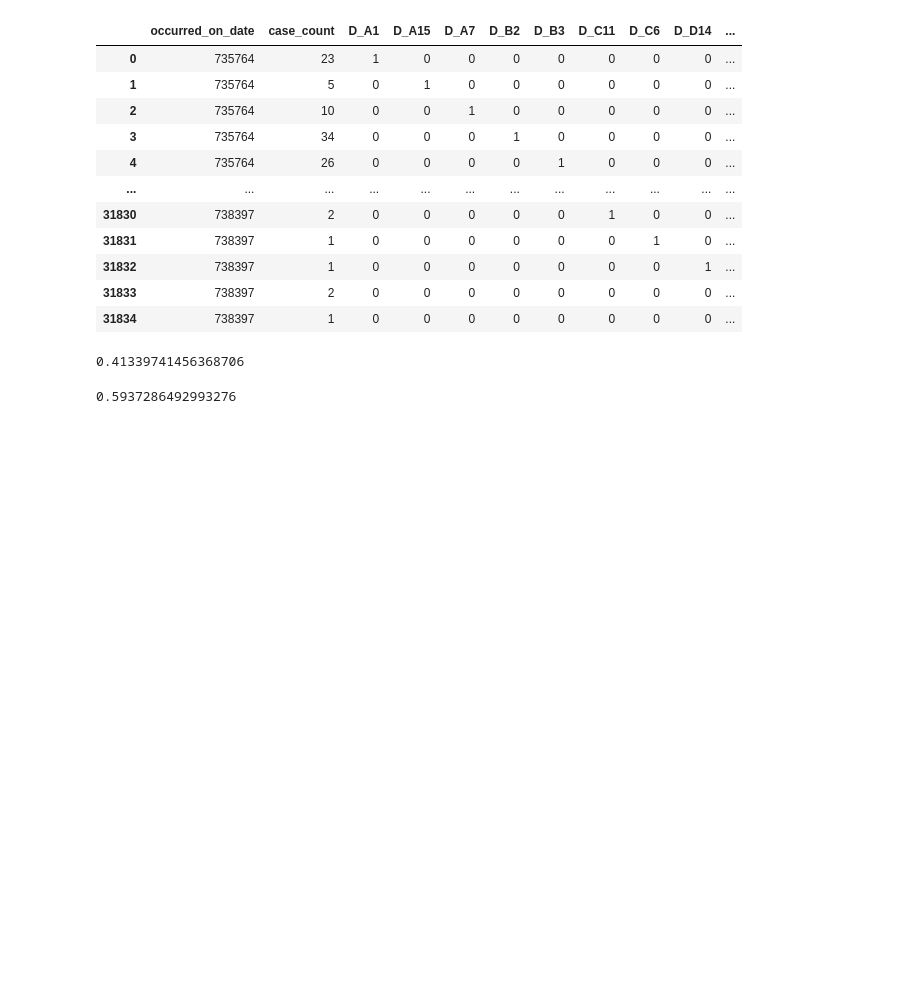
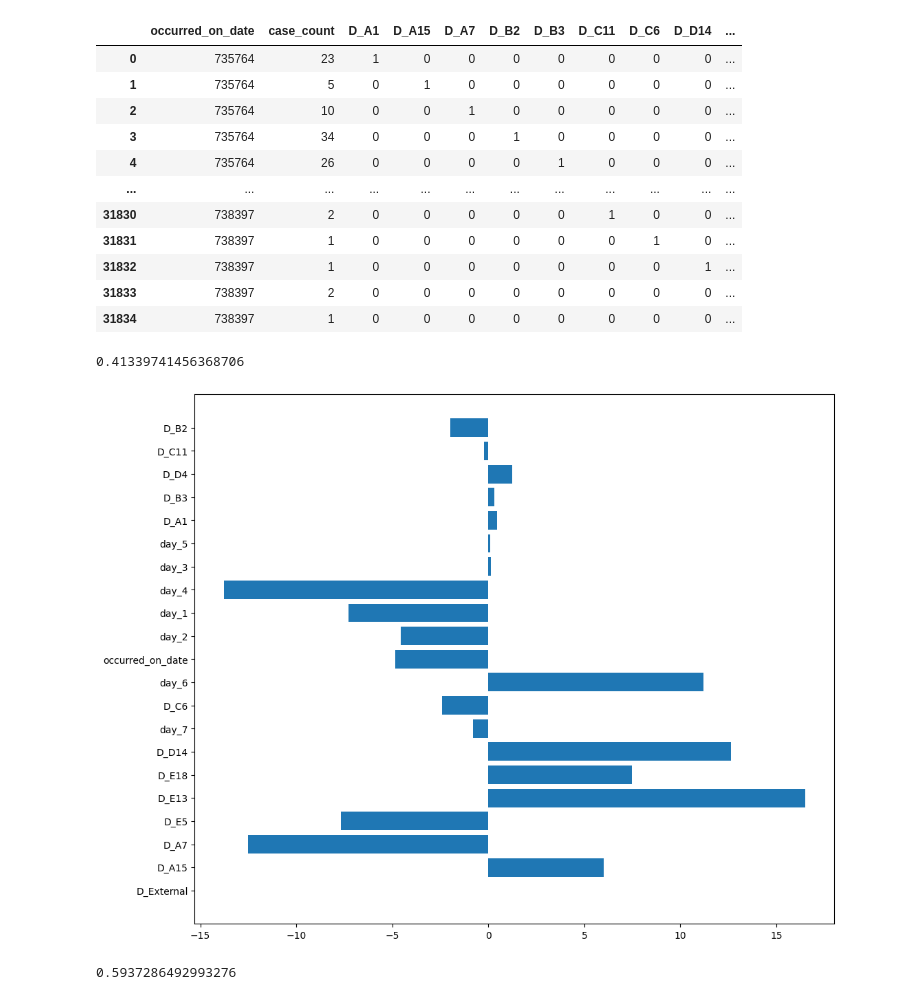
Before and after one commit to Waiz-Legion/boston, a Jupyter notebook: N4_model.ipynb, the cells around one changed output. Cells and saved outputs as stored; diff of their text form; code cells hidden in the pictures; blank space fills up the shorter version.

```diff
--- a/N4_model.ipynb
+++ b/N4_model.ipynb
@@ -208,6 +208,15 @@ pred = lr.predict(x_test)
 print(r2_score(y_test, pred))
 # %% [output]
 0.41339741456368706
+# %%
+plt.figure(figsize=(12, 10))
+importances = lr.coef_
+indices = np.argsort(importances)
+plt.barh([x for x in range(len(importances))], importances)
+plt.yticks(range(len(indices)), [feature_names[i] for i in indices])
+plt.show()
+# %% [output]
+[figure, added]
 # %%
 xgb = XGBRegressor(n_estimators = 200).fit(x_train, y_train)
 pred = xgb.predict(x_test)
```
Also changed, not shown: parts of 27 cells of this notebook.
